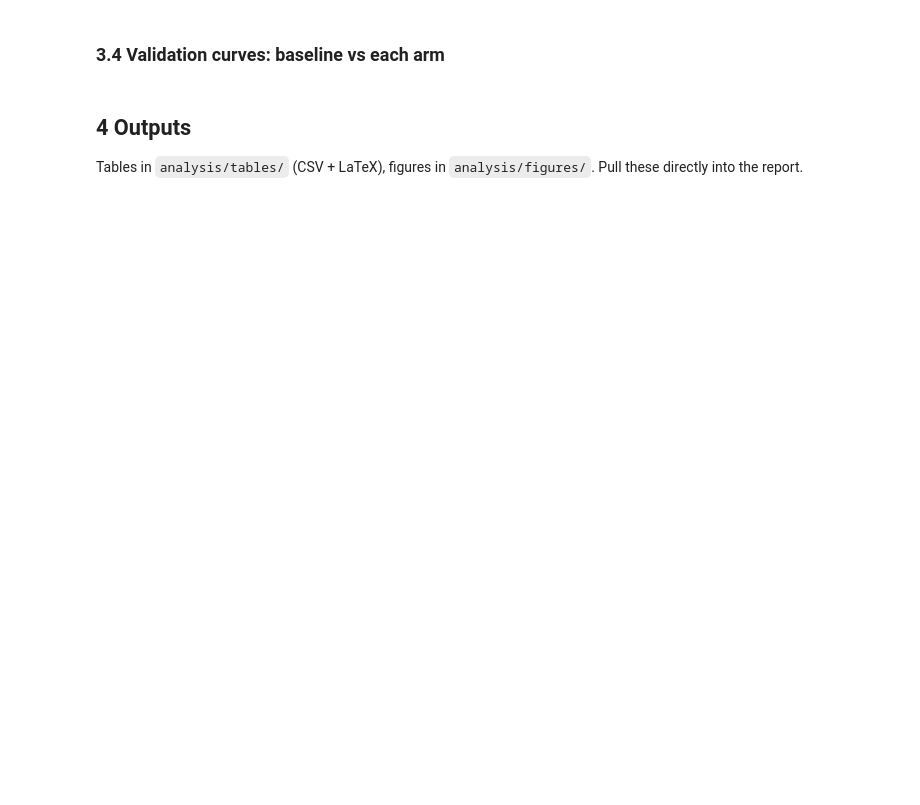
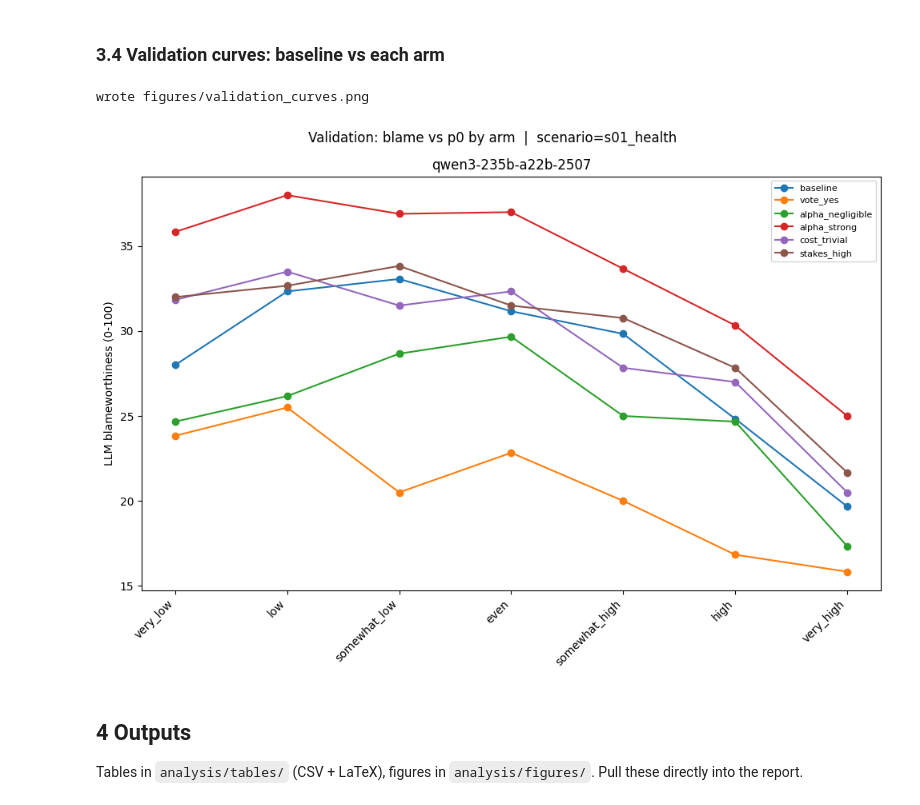
Before and after one commit to rcrtss/miis2025-atiis, a Jupyter notebook: experiment/analysis/analysis.ipynb, the cells around one changed output. Drawn from its saved outputs; the diff is of its cells as text; code cells hidden in the pictures; blank space fills up the shorter version.

```diff
--- a/experiment/analysis/analysis.ipynb
+++ b/experiment/analysis/analysis.ipynb
@@ -306,23 +404,28 @@ cost
 # %%
 arm_order = [a for a in ["baseline", "vote_yes", "alpha_negligible", "alpha_strong",
                          "cost_trivial", "stakes_high"] if a in ARMS_PRESENT]
 models = sorted(val["model_slug"].unique())
-fig, axes = plt.subplots(1, len(models), figsize=(5 * len(models), 4),
+# instad, just qwen:
+models = ['qwen3-235b-a22b-2507']
+fig, axes = plt.subplots(1, len(models), figsize=(10 * len(models), 7),
                          sharey=True, squeeze=False)
 for ax, m in zip(axes[0], models):
     g = val[val["model_slug"] == m]
     for arm in arm_order:
         a = g[g["arm"] == arm]
         if a.empty:
             continue
         gm = a.groupby("level_rank")["blameworthiness"].mean()
         ax.plot(gm.index, gm.values, marker="o", label=arm)
     ax.set_title(m); ax.set_xticks(range(len(P0_LEVEL_ORDER)))
     ax.set_xticklabels(P0_LEVEL_ORDER, rotation=45, ha="right")
 axes[0][0].set_ylabel("LLM blameworthiness (0-100)")
 axes[0][-1].legend(fontsize=8, loc="upper right")
 fig.suptitle(f"Validation: blame vs p0 by arm  |  scenario={S}")
 savefig("validation_curves")
+# %% [output]
+wrote figures/validation_curves.png
+[figure, added]
 # %% [markdown]
 ## 4  Outputs
 
```
Also changed, not shown: parts of 11 cells of this notebook, 16 other files.
